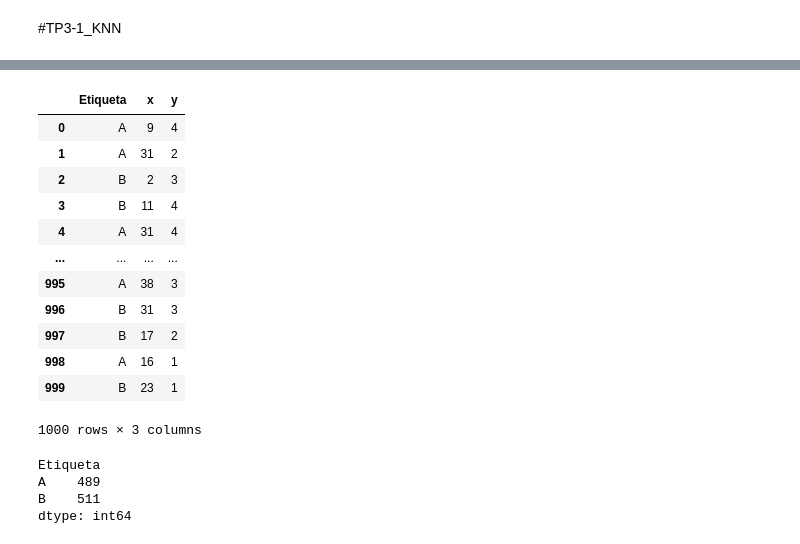
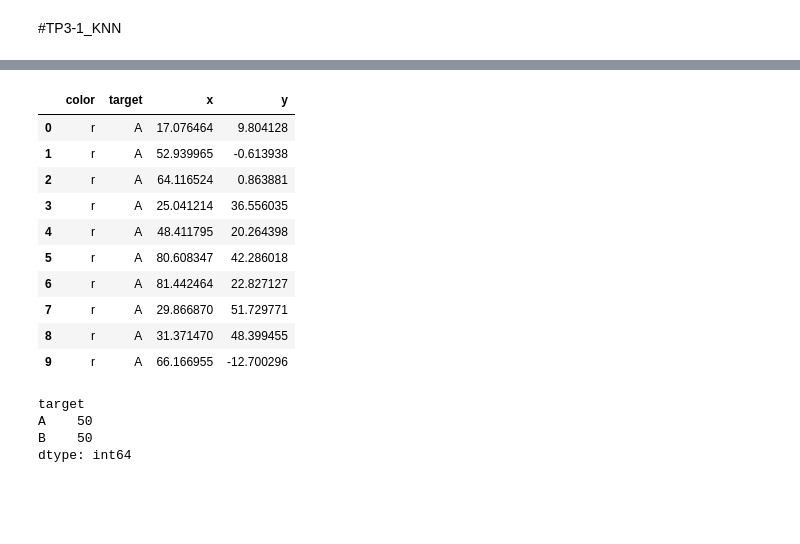
Before and after one commit to disenodc/MachineLearning_UNS, a Jupyter notebook: TP3_1_KNN.ipynb, the cells around one changed output, grey strips where cells are left out. Saved outputs shown, nothing was run; the diff lists cells and outputs as text; code cells hidden in the pictures; blank space fills up the shorter version.

```diff
--- a/TP3_1_KNN.ipynb
+++ b/TP3_1_KNN.ipynb
@@ -21,20 +49,20 @@ from numpy.random import randn
+# %%
+#Reviso Dataset
+Dataset.head(10)
+# %% [output]
+|  | color | target | x | y |
+| 0 | r | A | 17.076464 | 9.804128 |
+| 1 | r | A | 52.939965 | -0.613938 |
+| 2 | r | A | 64.116524 | 0.863881 |
+| 3 | r | A | 25.041214 | 36.556035 |
+| 4 | r | A | 48.411795 | 20.264398 |
+| 5 | r | A | 80.608347 | 42.286018 |
+| 6 | r | A | 81.442464 | 22.827127 |
+| 7 | r | A | 29.866870 | 51.729771 |
+| 8 | r | A | 31.371470 | 48.399455 |
+| 9 | r | A | 66.166955 | -12.700296 |
 # %%
 # Cargo dataset
-bi_df =  pd.read_csv("https://raw.githubusercontent.com/disenodc/MachineLearning_UNS/main/bidimension.csv")
-
-bi_df
+#bi_df =  pd.read_csv("https://raw.githubusercontent.com/disenodc/MachineLearning_UNS/main/bidimension.csv")
+#bi_df
-# %% [output]
-|  | Etiqueta | x | y |
-| 0 | A | 9 | 4 |
-| 1 | A | 31 | 2 |
-| 2 | B | 2 | 3 |
-| 3 | B | 11 | 4 |
-| 4 | A | 31 | 4 |
-| ... | ... | ... | ... |
-| 995 | A | 38 | 3 |
-| 996 | B | 31 | 3 |
-| 997 | B | 17 | 2 |
-| 998 | A | 16 | 1 |
-| 999 | B | 23 | 1 |
-1000 rows × 3 columns
 # %%
@@ -52,9 +78,9 @@ scaler = MinMaxScaler()
 X_train = scaler.fit_transform(X_train)
 X_test = scaler.transform(X_test)
 # %%
-print(bi_df.groupby('Etiqueta').size())
+print(Dataset.groupby('target').size())
 # %% [output]
-Etiqueta
-A    489
-B    511
+target
+A    50
+B    50
 dtype: int64
```
Also changed, not shown: parts of 15 cells of this notebook.
